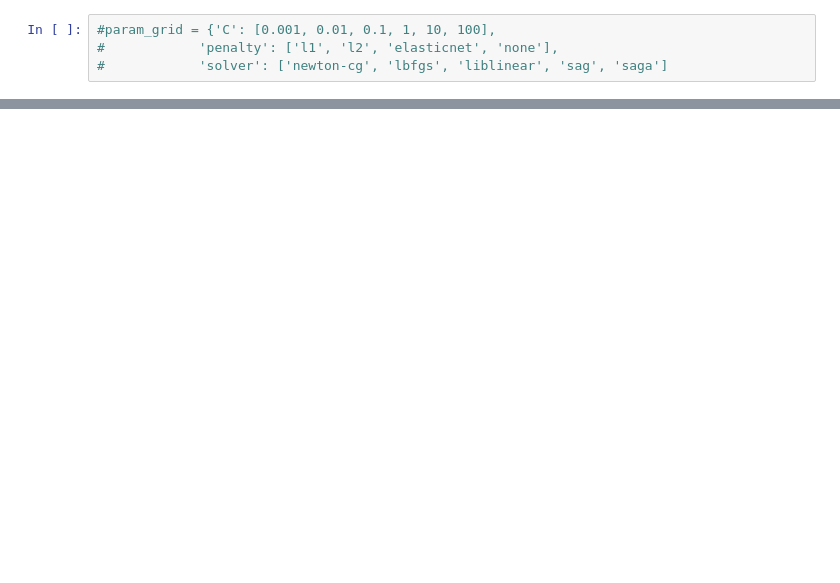
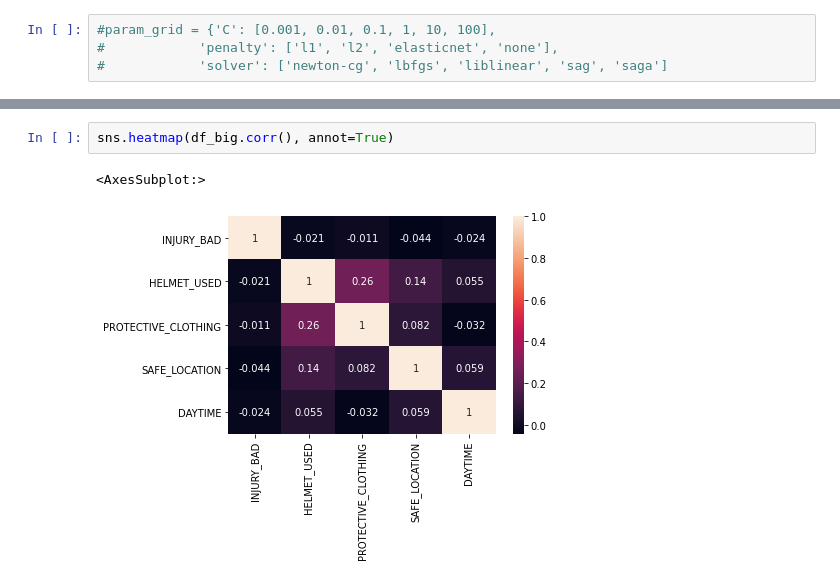
Before and after one commit to jnahra/phase-3-project, a Jupyter notebook: sean_eval.ipynb, the cells around one changed output, grey strips where cells are left out. Cells and saved outputs as stored; diff of their text form; blank space fills up the shorter version.

```diff
--- a/sean_eval.ipynb
+++ b/sean_eval.ipynb
@@ -428,0 +429,5 @@ weighted avg       0.58      0.58      0.58      9748
+# %%
+sns.heatmap(df_big.corr(), annot=True)
+# %% [output]
+<AxesSubplot:>
+[figure, added]
```
Also changed, not shown: parts of 45 cells of this notebook.
